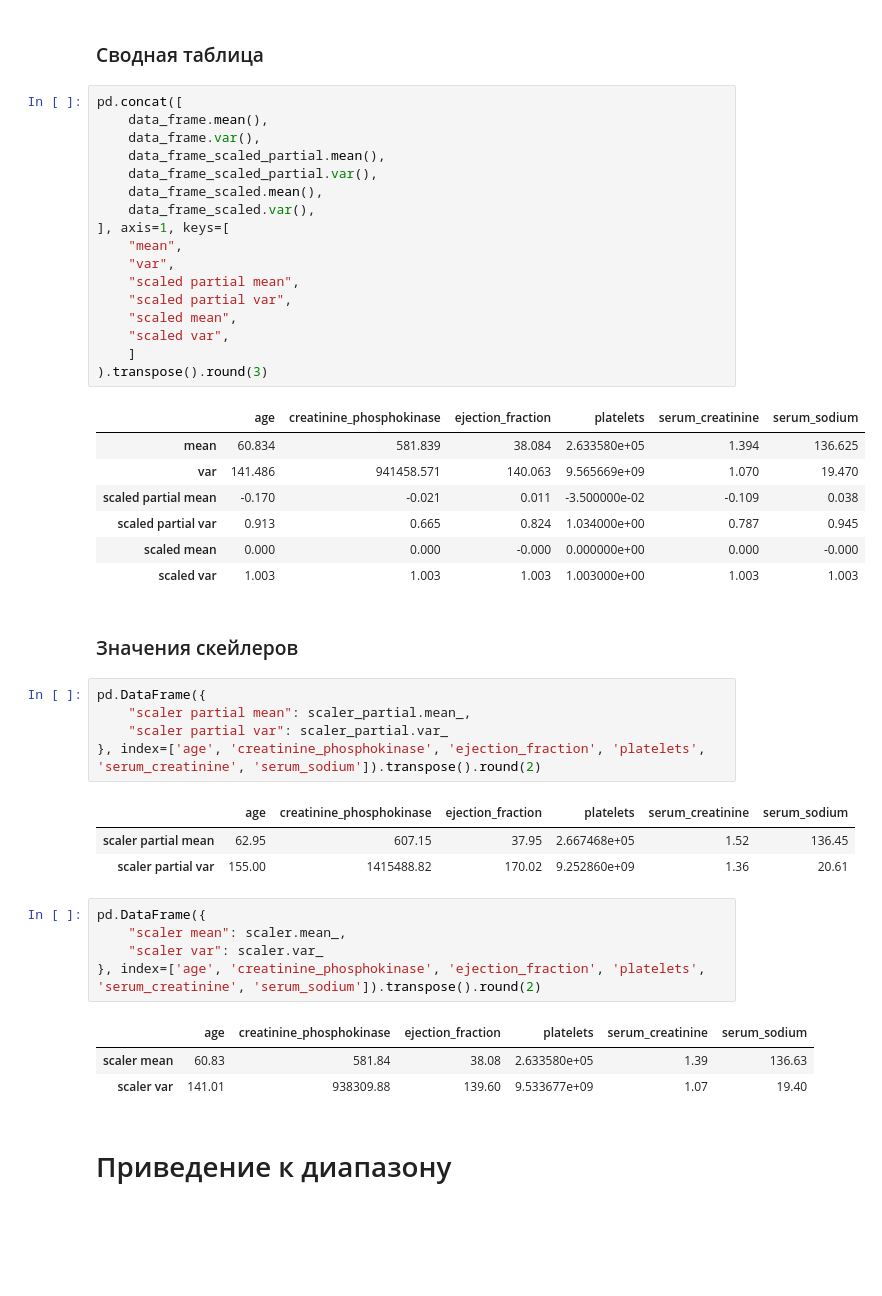
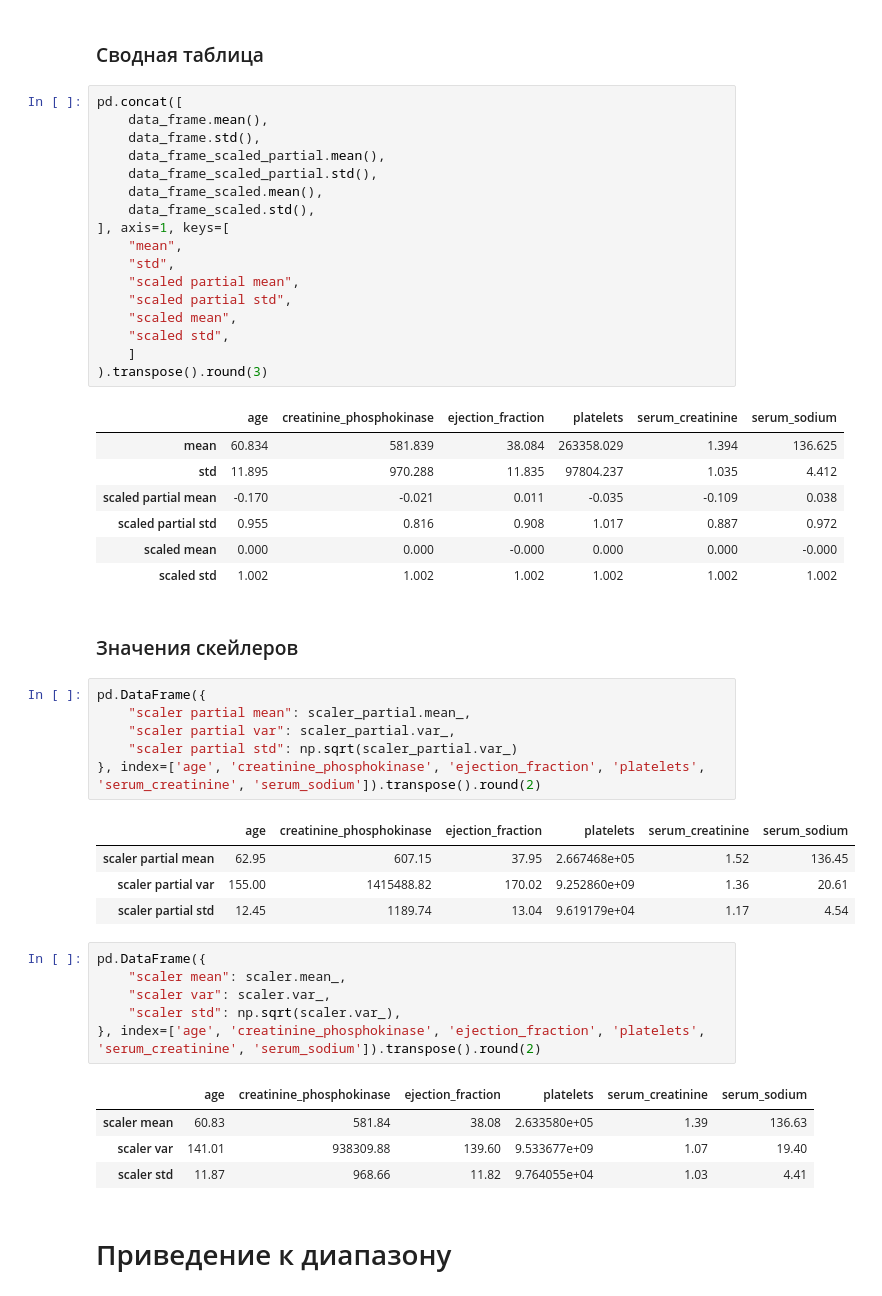
Before and after one commit to kinekt2000/ML2021, a Jupyter notebook: Labs/Lab1/Lab-1.ipynb, the cells around one changed output. Drawn from its saved outputs; the diff is of its cells as text; blank space fills up the shorter version.

```diff
--- a/Labs/Lab1/Lab-1.ipynb
+++ b/Labs/Lab1/Lab-1.ipynb
@@ -204,48 +222,52 @@ describe_data_frame(data_frame_scaled)
 # %%
 pd.concat([
     data_frame.mean(),
-    data_frame.var(),
+    data_frame.std(),
     data_frame_scaled_partial.mean(),
-    data_frame_scaled_partial.var(),
+    data_frame_scaled_partial.std(),
     data_frame_scaled.mean(),
-    data_frame_scaled.var(),
+    data_frame_scaled.std(),
 ], axis=1, keys=[
     "mean",
-    "var",
+    "std",
     "scaled partial mean",
-    "scaled partial var",
+    "scaled partial std",
     "scaled mean",
-    "scaled var",
+    "scaled std",
     ]
 ).transpose().round(3)
 # %% [output]
 |  | age | creatinine_phosphokinase | ejection_fraction | platelets | serum_creatinine | serum_sodium |
-| mean | 60.834 | 581.839 | 38.084 | 2.633580e+05 | 1.394 | 136.625 |
-| var | 141.486 | 941458.571 | 140.063 | 9.565669e+09 | 1.070 | 19.470 |
-| scaled partial mean | -0.170 | -0.021 | 0.011 | -3.500000e-02 | -0.109 | 0.038 |
-| scaled partial var | 0.913 | 0.665 | 0.824 | 1.034000e+00 | 0.787 | 0.945 |
-| scaled mean | 0.000 | 0.000 | -0.000 | 0.000000e+00 | 0.000 | -0.000 |
-| scaled var | 1.003 | 1.003 | 1.003 | 1.003000e+00 | 1.003 | 1.003 |
+| mean | 60.834 | 581.839 | 38.084 | 263358.029 | 1.394 | 136.625 |
+| std | 11.895 | 970.288 | 11.835 | 97804.237 | 1.035 | 4.412 |
+| scaled partial mean | -0.170 | -0.021 | 0.011 | -0.035 | -0.109 | 0.038 |
+| scaled partial std | 0.955 | 0.816 | 0.908 | 1.017 | 0.887 | 0.972 |
+| scaled mean | 0.000 | 0.000 | -0.000 | 0.000 | 0.000 | -0.000 |
+| scaled std | 1.002 | 1.002 | 1.002 | 1.002 | 1.002 | 1.002 |
 # %% [markdown]
 ### Значения скейлеров
 # %%
 pd.DataFrame({
     "scaler partial mean": scaler_partial.mean_,
-    "scaler partial var": scaler_partial.var_
+    "scaler partial var": scaler_partial.var_,
+    "scaler partial std": np.sqrt(scaler_partial.var_)
 }, index=['age', 'creatinine_phosphokinase', 'ejection_fraction', 'platelets', 'serum_creatinine', 'serum_sodium']).transpose().round(2)
 # %% [output]
 |  | age | creatinine_phosphokinase | ejection_fraction | platelets | serum_creatinine | serum_sodium |
 | scaler partial mean | 62.95 | 607.15 | 37.95 | 2.667468e+05 | 1.52 | 136.45 |
 | scaler partial var | 155.00 | 1415488.82 | 170.02 | 9.252860e+09 | 1.36 | 20.61 |
+| scaler partial std | 12.45 | 1189.74 | 13.04 | 9.619179e+04 | 1.17 | 4.54 |
 # %%
 pd.DataFrame({
     "scaler mean": scaler.mean_,
-    "scaler var": scaler.var_
+    "scaler var": scaler.var_,
+    "scaler std": np.sqrt(scaler.var_),
 }, index=['age', 'creatinine_phosphokinase', 'ejection_fraction', 'platelets', 'serum_creatinine', 'serum_sodium']).transpose().round(2)
 # %% [output]
 |  | age | creatinine_phosphokinase | ejection_fraction | platelets | serum_creatinine | serum_sodium |
 | scaler mean | 60.83 | 581.84 | 38.08 | 2.633580e+05 | 1.39 | 136.63 |
 | scaler var | 141.01 | 938309.88 | 139.60 | 9.533677e+09 | 1.07 | 19.40 |
+| scaler std | 11.87 | 968.66 | 11.82 | 9.764055e+04 | 1.03 | 4.41 |
 # %% [markdown]
 # Приведение к диапазону
 # %% [markdown]
```
Also changed, not shown: parts of 13 cells of this notebook, 1 other file.
